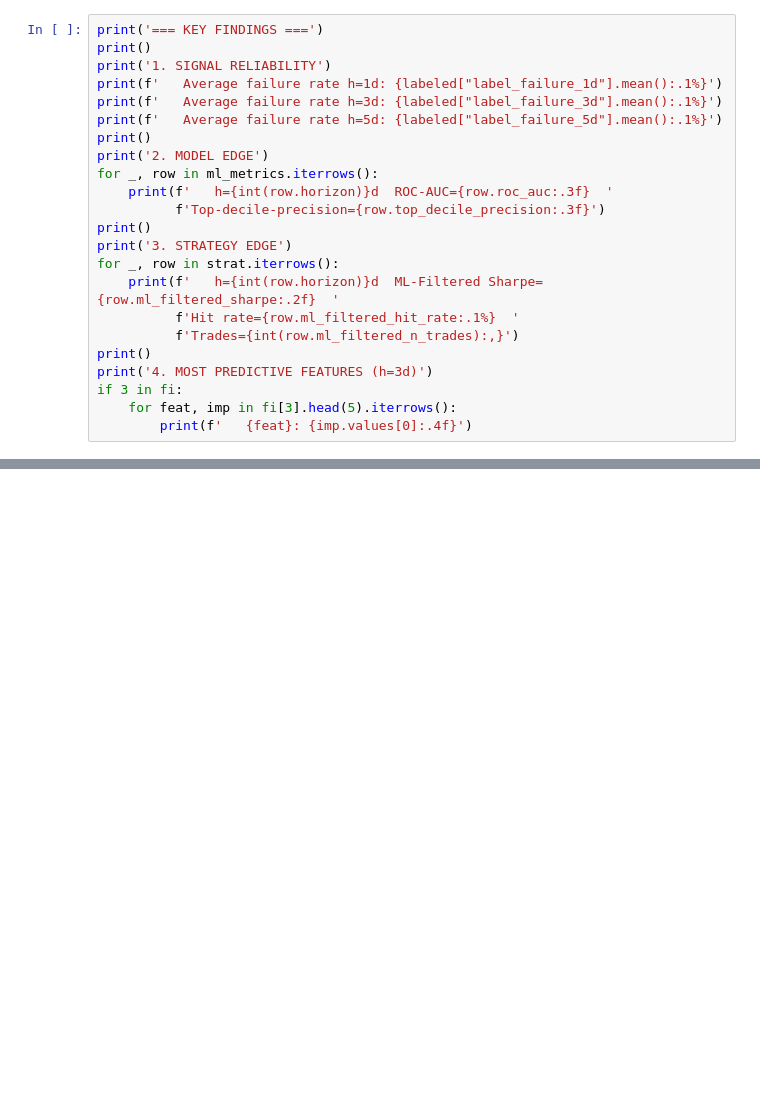
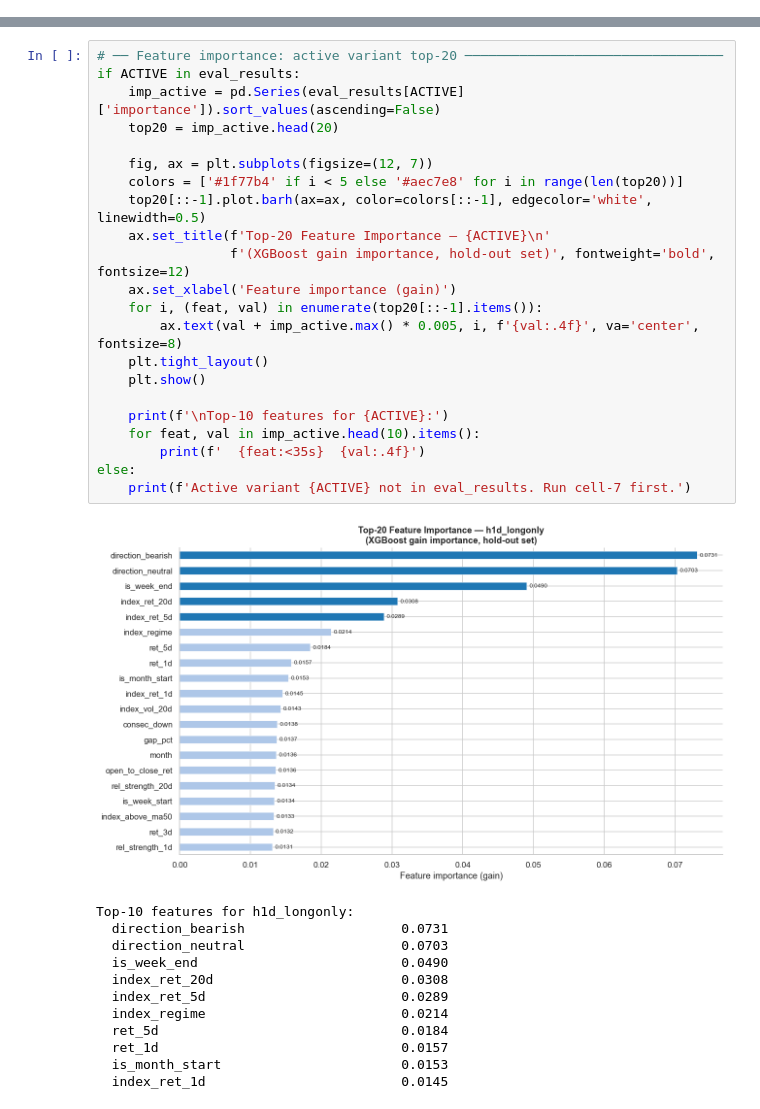
Before and after one commit to alfonsoglamuno/Failure_Crowded_Technical_Signals, a Jupyter notebook: notebooks/01_results_overview.ipynb, the cells around one changed output, grey strips where cells are left out. Drawn from its saved outputs; the diff is of its cells as text; blank space fills up the shorter version.

```diff
--- a/notebooks/01_results_overview.ipynb
+++ b/notebooks/01_results_overview.ipynb
@@ -232,23 +179,0 @@ plt.show()
-# %%
-print('=== KEY FINDINGS ===')
-print()
-print('1. SIGNAL RELIABILITY')
-print(f'   Average failure rate h=1d: {labeled["label_failure_1d"].mean():.1%}')
-print(f'   Average failure rate h=3d: {labeled["label_failure_3d"].mean():.1%}')
-print(f'   Average failure rate h=5d: {labeled["label_failure_5d"].mean():.1%}')
-print()
-print('2. MODEL EDGE')
-for _, row in ml_metrics.iterrows():
-    print(f'   h={int(row.horizon)}d  ROC-AUC={row.roc_auc:.3f}  '
-          f'Top-decile-precision={row.top_decile_precision:.3f}')
-print()
-print('3. STRATEGY EDGE')
-for _, row in strat.iterrows():
-    print(f'   h={int(row.horizon)}d  ML-Filtered Sharpe={row.ml_filtered_sharpe:.2f}  '
-          f'Hit rate={row.ml_filtered_hit_rate:.1%}  '
-          f'Trades={int(row.ml_filtered_n_trades):,}')
-print()
-print('4. MOST PREDICTIVE FEATURES (h=3d)')
-if 3 in fi:
-    for feat, imp in fi[3].head(5).iterrows():
-        print(f'   {feat}: {imp.values[0]:.4f}')
@@ -272,0 +466,35 @@ if 3 in fi:
+# %%
+# ── Feature importance: active variant top-20 ─────────────────────────────────
+if ACTIVE in eval_results:
+    imp_active = pd.Series(eval_results[ACTIVE]['importance']).sort_values(ascending=False)
+    top20 = imp_active.head(20)
+
+    fig, ax = plt.subplots(figsize=(12, 7))
+    colors = ['#1f77b4' if i < 5 else '#aec7e8' for i in range(len(top20))]
+    top20[::-1].plot.barh(ax=ax, color=colors[::-1], edgecolor='white', linewidth=0.5)
+    ax.set_title(f'Top-20 Feature Importance — {ACTIVE}\n'
+                 f'(XGBoost gain importance, hold-out set)', fontweight='bold', fontsize=12)
+    ax.set_xlabel('Feature importance (gain)')
+    for i, (feat, val) in enumerate(top20[::-1].items()):
+        ax.text(val + imp_active.max() * 0.005, i, f'{val:.4f}', va='center', fontsize=8)
+    plt.tight_layout()
+    plt.show()
+
+    print(f'\nTop-10 features for {ACTIVE}:')
+    for feat, val in imp_active.head(10).items():
+        print(f'  {feat:<35s}  {val:.4f}')
+else:
+    print(f'Active variant {ACTIVE} not in eval_results. Run cell-7 first.')
+# %% [output]
+[figure, added]
+Top-10 features for h1d_longonly:
+  direction_bearish                    0.0731
+  direction_neutral                    0.0703
+  is_week_end                          0.0490
+  index_ret_20d                        0.0308
+  index_ret_5d                         0.0289
+  index_regime                         0.0214
+  ret_5d                               0.0184
+  ret_1d                               0.0157
+  is_month_start                       0.0153
+  index_ret_1d                         0.0145
```
Also changed, not shown: parts of 32 cells of this notebook, 1 other file.
